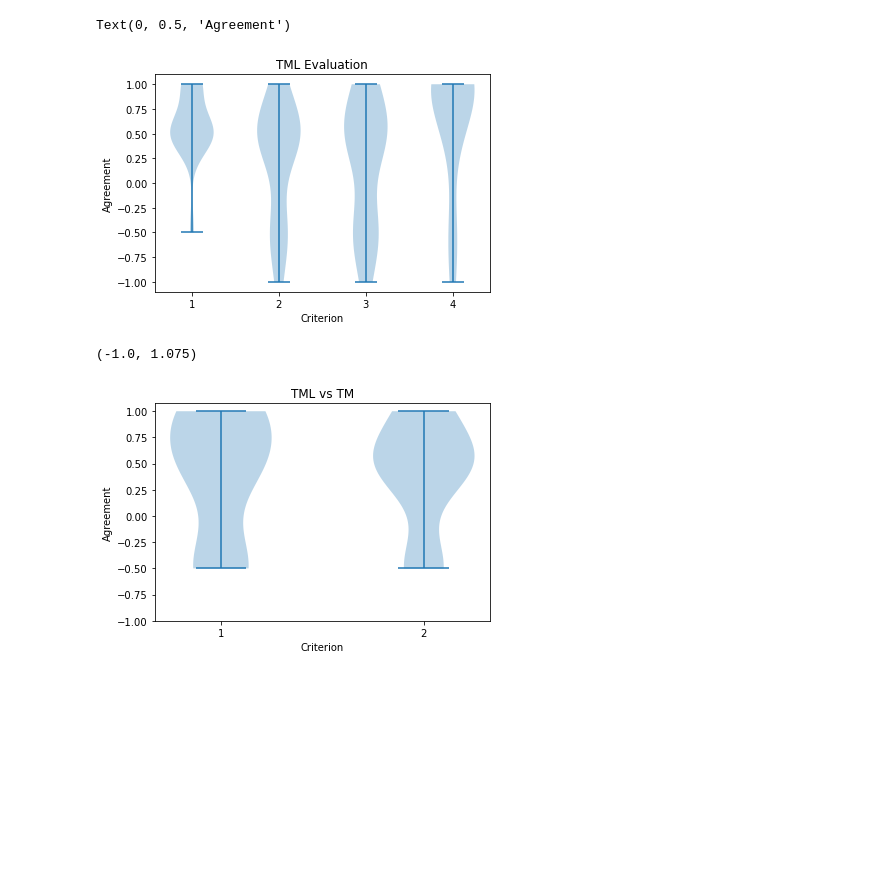
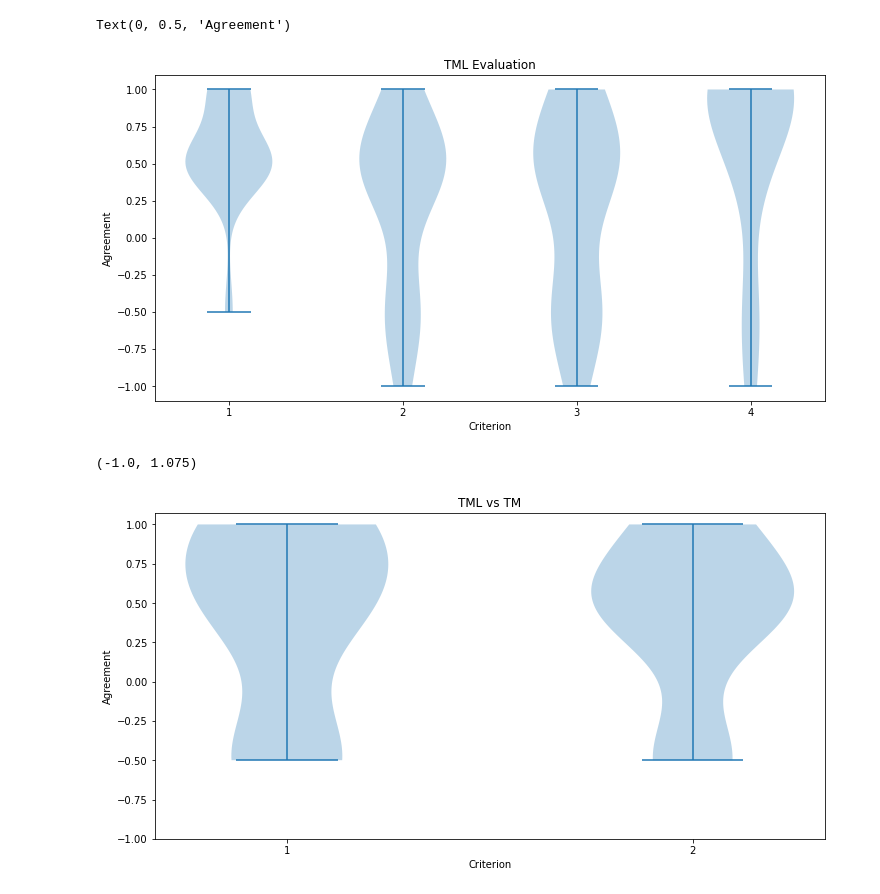
Before and after one commit to pete-g00/Turing-Machine-Language, a Jupyter notebook: evaluation/Analysis.ipynb, the cells around one changed output. Drawn from its saved outputs; the diff is of its cells as text; code cells hidden in the pictures; blank space fills up the shorter version.

```diff
--- a/evaluation/Analysis.ipynb
+++ b/evaluation/Analysis.ipynb
@@ -18,17 +17,21 @@ values[values=="Yes"] = 1
 # %%
 tml_evaluation = values[:, 12:16].astype(np.float16)
 # %%
+fig, ax = plt.subplots()
+fig.set_size_inches(12,6)
 plt.violinplot(tml_evaluation)
 plt.title("TML Evaluation")
 plt.xlabel("Criterion")
 plt.xticks([1, 2, 3, 4])
 plt.ylabel("Agreement")
 # %% [output]
 Text(0, 0.5, 'Agreement')
-[figure, old version]
+[figure, new version]
 # %%
 comparison_evaluation = values[:, 18:20].astype(np.float16)
 # %%
+fig, ax = plt.subplots()
+fig.set_size_inches(12,6)
 plt.violinplot(comparison_evaluation)
 plt.title("TML vs TM")
 plt.xlabel("Criterion")
@@ -37,7 +40,7 @@ plt.ylabel("Agreement")
 plt.ylim(bottom=-1)
 # %% [output]
 (-1.0, 1.075)
-[figure, old version]
+[figure, new version]
 # %%
 use_tml = values[:, 20]
 # %%
```
Also changed, not shown: parts of 3 cells of this notebook, 21 other files.
